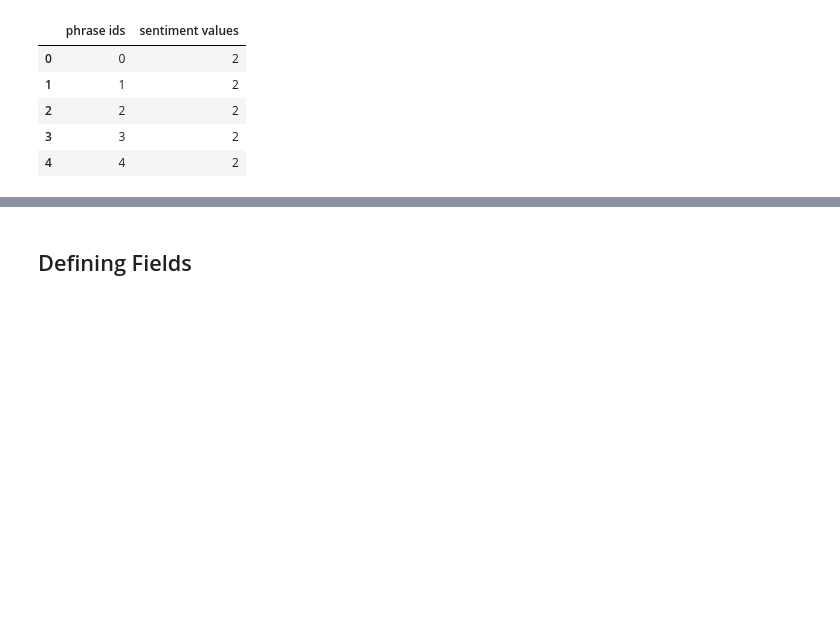
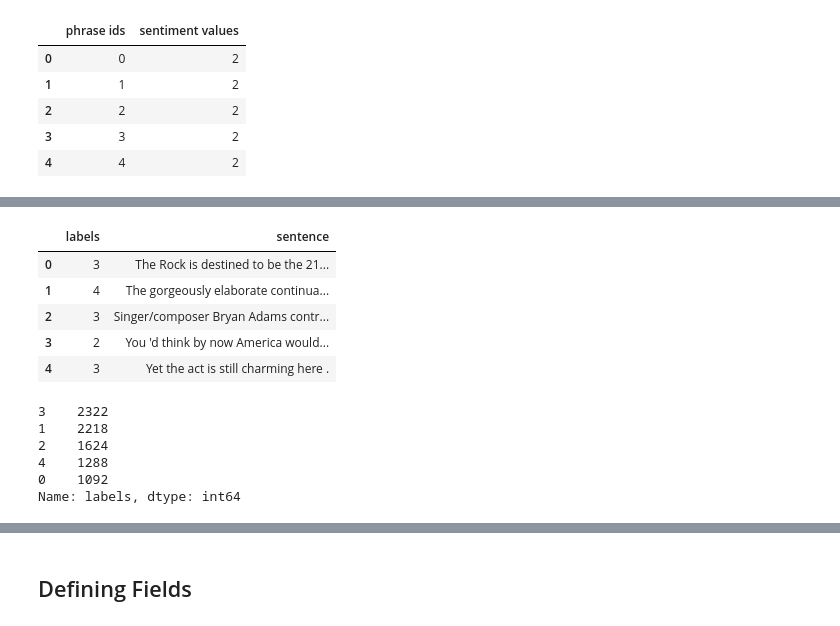
Before and after one commit to kotalaraghava/END-2.0---school-of-ai, a Jupyter notebook: Sentiment_Analysis_using_LSTM_RNN.ipynb, the cells around one changed output, grey strips where cells are left out. Drawn from its saved outputs; the diff is of its cells as text; code cells hidden in the pictures; blank space fills up the shorter version.

```diff
--- a/Sentiment_Analysis_using_LSTM_RNN.ipynb
+++ b/Sentiment_Analysis_using_LSTM_RNN.ipynb
@@ -73,2 +162,28 @@ google_new_transError: ignored
+# %%
+df = pd.read_csv('./sst_train.txt', sep='\t', header=None, names=['labels', 'sentence'])
+# %%
+label_map = {'__label__4': 3,
+             '__label__5': 4,
+             '__label__3': 2,
+             '__label__2': 1,
+             '__label__1': 0}
+# %%
+df['labels'] = df['labels'].map(label_map)
 # %%
-df = df_data
+df.head()
+# %% [output]
+|  | labels | sentence |
+| 0 | 3 | The Rock is destined to be the 21... |
+| 1 | 4 | The gorgeously elaborate continua... |
+| 2 | 3 | Singer/composer Bryan Adams contr... |
+| 3 | 2 | You 'd think by now America would... |
+| 4 | 3 | Yet the act is still charming here . |
+# %%
+df['labels'].value_counts()
+# %% [output]
+3    2322
+1    2218
+2    1624
+4    1288
+0    1092
+Name: labels, dtype: int64
```
Also changed, not shown: parts of 50 cells of this notebook.
